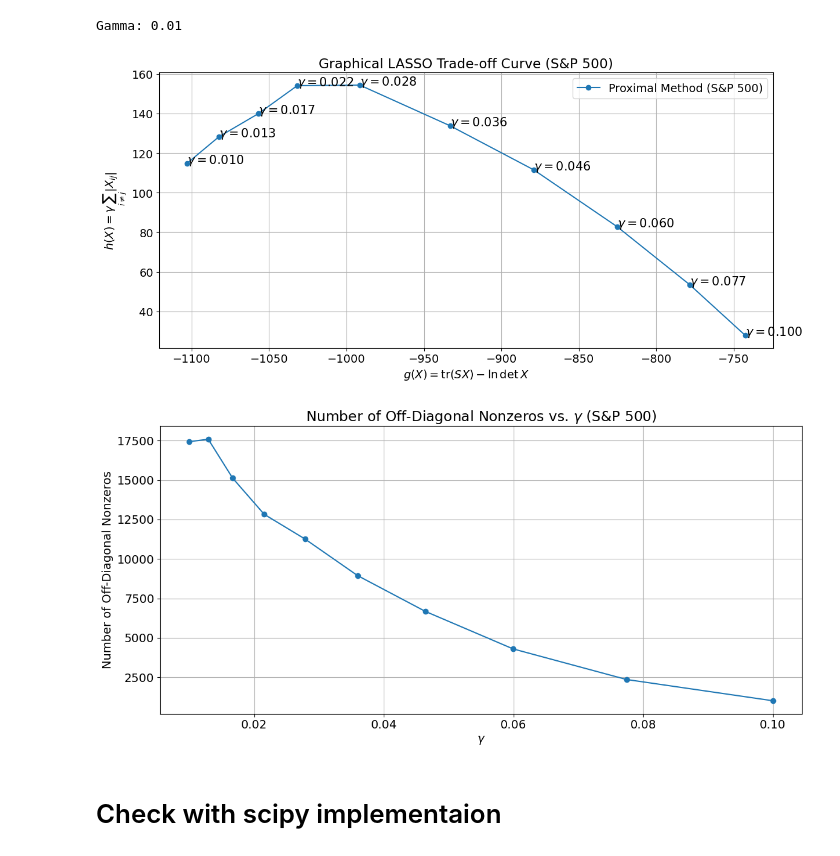
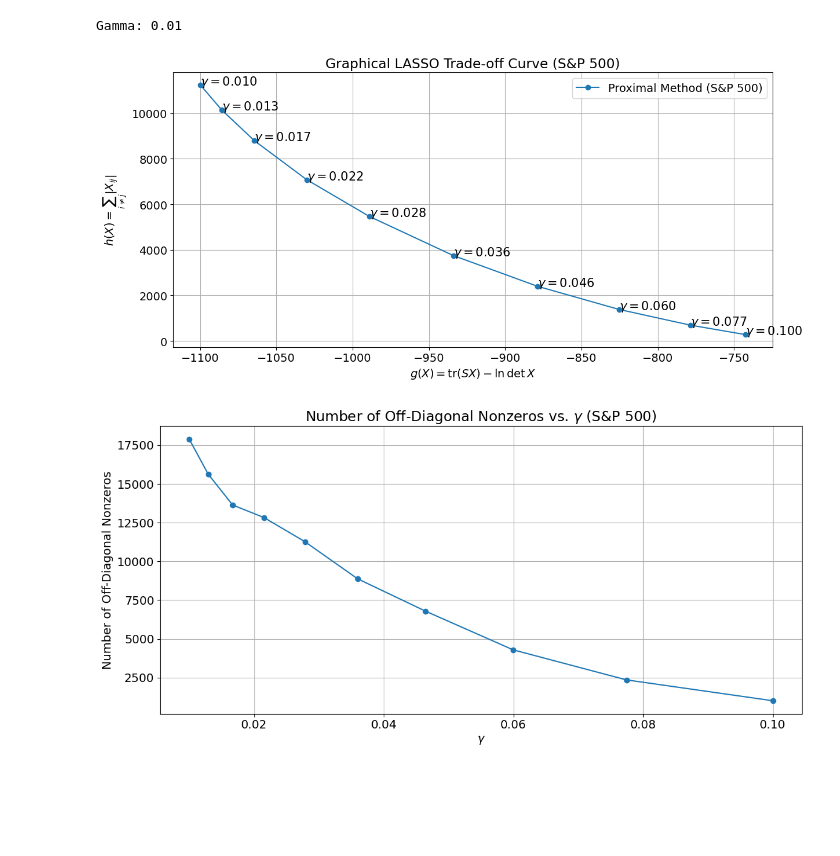
Before and after one commit to PK1725/Optimization_for_data_science, a Jupyter notebook: assignment/main.ipynb, the cells around one changed output. Saved outputs shown, nothing was run; the diff lists cells and outputs as text; code cells hidden in the pictures; blank space fills up the shorter version.

```diff
--- a/assignment/main.ipynb
+++ b/assignment/main.ipynb
@@ -72,22 +72,25 @@ hs = []
 for gamma in gamma_vals:
     X_star = solve_graphical_lasso(S, gamma)
     g = compute_g_cvx(S, X_star).value
-    h = compute_h_cvx(X_star, gamma).value
+    h = compute_h_cvx(X_star, gamma).value / gamma
     gs.append(g)
     hs.append(h)
     print(f"Gamma: {gamma:.2f}, g(X): {g:.4f}, h(X): {h:.4f}")
+
+# Increase font size
+plt.rcParams.update({'font.size': 14})
 
 # Plotting the trade-off curve with updated labels
 plt.figure(figsize=(12, 6))
 plt.plot(gs, hs, marker='o')
 plt.xlabel(r'$g(X)=\operatorname{tr}(S X)-\ln \operatorname{det} X$')
-plt.ylabel(r'$h(X)=\gamma \sum_{i \neq j}\left|X_{i j}\right|$')
+plt.ylabel(r'$h(X)=\sum_{i \neq j}\left|X_{i j}\right|$')
 plt.title('Graphical LASSO Trade-off Curve')
 plt.grid(True)
 plt.tight_layout()
 for i, gamma in enumerate(gamma_vals[:-1]):
-    plt.text(gs[i]+0.01, hs[i]-0.005, rf'$\gamma=${gamma:.2f}', fontsize=15, ha='left')
-plt.text(gs[-1]-0.01, hs[-1]-0.005, rf'$\gamma=${gamma_vals[-1]:.2f}', fontsize=15, ha='right')
+    plt.text(gs[i]+0.01, hs[i]-0.005, rf'$\gamma=${gamma:.2f}', fontsize=13, ha='left')
+plt.text(gs[-1]-0.01, hs[-1]-0.005, rf'$\gamma=${gamma_vals[-1]:.2f}', fontsize=13, ha='right')
 plt.savefig('graphical_lasso_tradeoff.pdf', dpi=300)
 plt.show()
 # %% [output]
@@ -165,7 +173,6 @@ def backtrack_line_search(X_k,prox, g,g_grad_X_k,gamma,t_init=1.5, beta=0.85):
 def g_grad(S,X):
     return S-inv(X)
 
-
 def duality_gap(S, X, gamma):
     try:
         X_inv = inv(X)
@@ -184,7 +191,7 @@ def duality_gap(S, X, gamma):
     else:
         return 988888888#np.inf
 
-def proximal_method(S,prox, g,g_grad, h, gamma, eps=1e-2, X_init=None,max_iter=1000,beta=0.85):
+def proximal_method(S,prox, g,g_grad, h, gamma, eps=1e-2, X_init=None,max_iter=1000,beta=0.85,t_init=1):
     """
     Proximal gradient descent method.
 
@@ -201,13 +208,12 @@ def proximal_method(S,prox, g,g_grad, h, gamma, eps=1e-2, X_init=None,max_iter=1
         X_k = np.eye(n)  # Initial guess
     else:
         X_k = X_init
-    t = 1.0  # Initial step size
 
     gap = 0
     for i in (pbar:=tqdm(range(max_iter), desc=f"Iterations ∆={gap:.2f}")):
 
         g_grad_x_k = g_grad(X_k)
-        X_k, _ = backtrack_line_search(X_k, prox, g, g_grad_x_k, gamma,t_init=t,beta=beta)
+        X_k, _ = backtrack_line_search(X_k, prox, g, g_grad_x_k, gamma,t_init=t_init,beta=beta)
         gap = duality_gap(S, X_k, gamma)
 
         pbar.set_description(f"Iterations ∆={gap:.2f}")
@@ -254,7 +260,7 @@ hs_cvx = []
 for gamma in gamma_vals:
     X_star = solve_graphical_lasso(S, gamma)
     g = compute_g_cvx(S, X_star).value
-    h = compute_h_cvx(X_star, gamma).value
+    h = compute_h_cvx(X_star, gamma).value / gamma
     gs_cvx.append(g)
     hs_cvx.append(h)
     print(f"Gamma: {gamma:.2f}, g(X): {g:.4f}, h(X): {h:.4f}")
@@ -265,9 +271,9 @@ hs_prox = []
 
 
 for gamma in gamma_vals:
-    X_star = proximal_method(S, prox, lambda X: compute_g(S,X), lambda X: g_grad(S,X), lambda X: compute_h(X,gamma), gamma=gamma)
+    X_star = proximal_method(S, prox, lambda X: compute_g(S,X), lambda X: g_grad(S,X), lambda X: compute_h(X,gamma), gamma=gamma, eps=1e-4, X_init=None, max_iter=1000,beta=0.95)
     g_val = compute_g(S, X_star)
-    h_val = compute_h(X_star, gamma)
+    h_val = compute_h(X_star, gamma) / gamma
     gs_prox.append(g_val)
     hs_prox.append(h_val)
     print(f"Gamma: {gamma:.2f}, g(X): {g_val:.4f}, h(X): {h_val:.4f}")
@@ -334,15 +345,15 @@ hs_sp500 = []
 nonzeros_sp500 = []
 
 # Use the proximal gradient method to solve the graphical LASSO problem
-X_init = sp500_cov#np.eye(sp500_cov.shape[0])  # Initial guess for X
+X_init = np.eye(sp500_cov.shape[0])  # Initial guess for X
 
 for gamma in gamma_vals_sp500:
     print(f"Gamma: {gamma:.2f}")
     # Solve the problem using the previous solution as the initial guess
     X_star_sp500 = proximal_method(sp500_cov, prox, lambda X: compute_g(sp500_cov, X),
-                                   lambda X: g_grad(sp500_cov, X), lambda X: compute_h(X, gamma), gamma=gamma, X_init=X_init, max_iter=2750, eps=1e-2,beta=0.5)
+                                   lambda X: g_grad(sp500_cov, X), lambda X: compute_h(X, gamma), gamma=gamma, X_init=X_init, max_iter=2750, eps=1e-2,beta=0.5,t_init=1.5)
     g_val_sp500 = compute_g(sp500_cov, X_star_sp500)
-    h_val_sp500 = compute_h(X_star_sp500, gamma)
+    h_val_sp500 = compute_h(X_star_sp500, gamma) / gamma
     gs_sp500.append(g_val_sp500)
     hs_sp500.append(h_val_sp500)
 
@@ -369,43 +380,33 @@ plt.rcParams.update({'font.size': 14})
 
 # Plot the trade-off curve
 plt.figure(figsize=(12, 6))
 plt.plot(gs_sp500, hs_sp500, marker='o', label='Proximal Method (S&P 500)')
 plt.xlabel(r'$g(X)=\operatorname{tr}(S X)-\ln \operatorname{det} X$')
-plt.ylabel(r'$h(X)=\gamma \sum_{i \neq j}\left|X_{i j}\right|$')
+plt.ylabel(r'$h(X)= \sum_{i \neq j}\left|X_{i j}\right|$')
 plt.title('Graphical LASSO Trade-off Curve (S&P 500)')
 plt.grid(True)
 plt.tight_layout()
 plt.legend()
 for i, gamma in enumerate(gamma_vals_sp500):
     plt.text(gs_sp500[i], hs_sp500[i]-0.005, rf'$\gamma=${gamma:.3f}', fontsize=15, ha='left')
-
-#for i, gamma in enumerate(gamma_vals_sp500[3:6]):
-    #plt.text(gs_sp500[3+i], hs_sp500[3+i]-0.005, rf'$\gamma=${gamma:.3f}', fontsize=15, ha='right')
-
-#for i, gamma in enumerate(gamma_vals_sp500[6:9]):
-    #plt.text(gs_sp500[6+i], hs_sp500[6+i]-0.005, rf'$\gamma=${gamma:.3f}', fontsize=15, ha='left')
-
-#plt.text(gs_sp500[-1]-0.01, hs_sp500[-1]-0.005, rf'$\gamma=${gamma_vals_sp500[-1]:.3f}', fontsize=15, ha='right')
 
 plt.savefig('sp500_tradeoff_curve.pdf', dpi=300)
 plt.show()
 
 
 
 
 # Plot the number of off-diagonal nonzeros as a function of gamma
 plt.figure(figsize=(12, 6))
 plt.plot(gamma_vals_sp500, nonzeros_sp500, marker='o')
 #plt.xscale('log')
 plt.xlabel(r'$\gamma$')
 plt.ylabel('Number of Off-Diagonal Nonzeros')
 plt.title('Number of Off-Diagonal Nonzeros vs. $\gamma$ (S&P 500)')
 plt.grid(True)
 plt.tight_layout()
 plt.savefig('sp500_nonzeros_vs_gamma.pdf', dpi=300)
 plt.show()
 # %% [output]
-[figure, old version]
+[figure, new version]
-[figure, old version]
+[figure, new version]
-# %% [markdown]
-# Check with scipy implementaion
```
Also changed, not shown: parts of 3 cells of this notebook, 5 other files.
